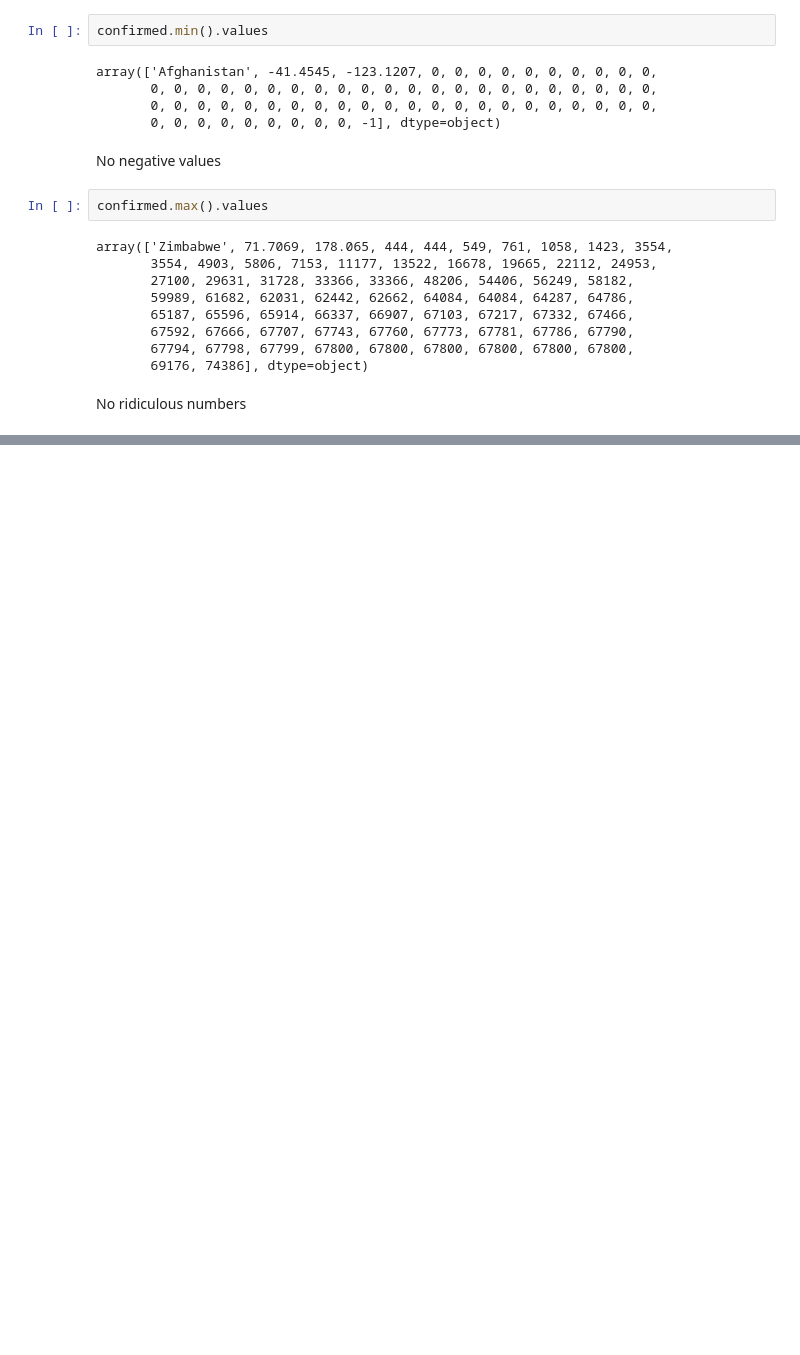
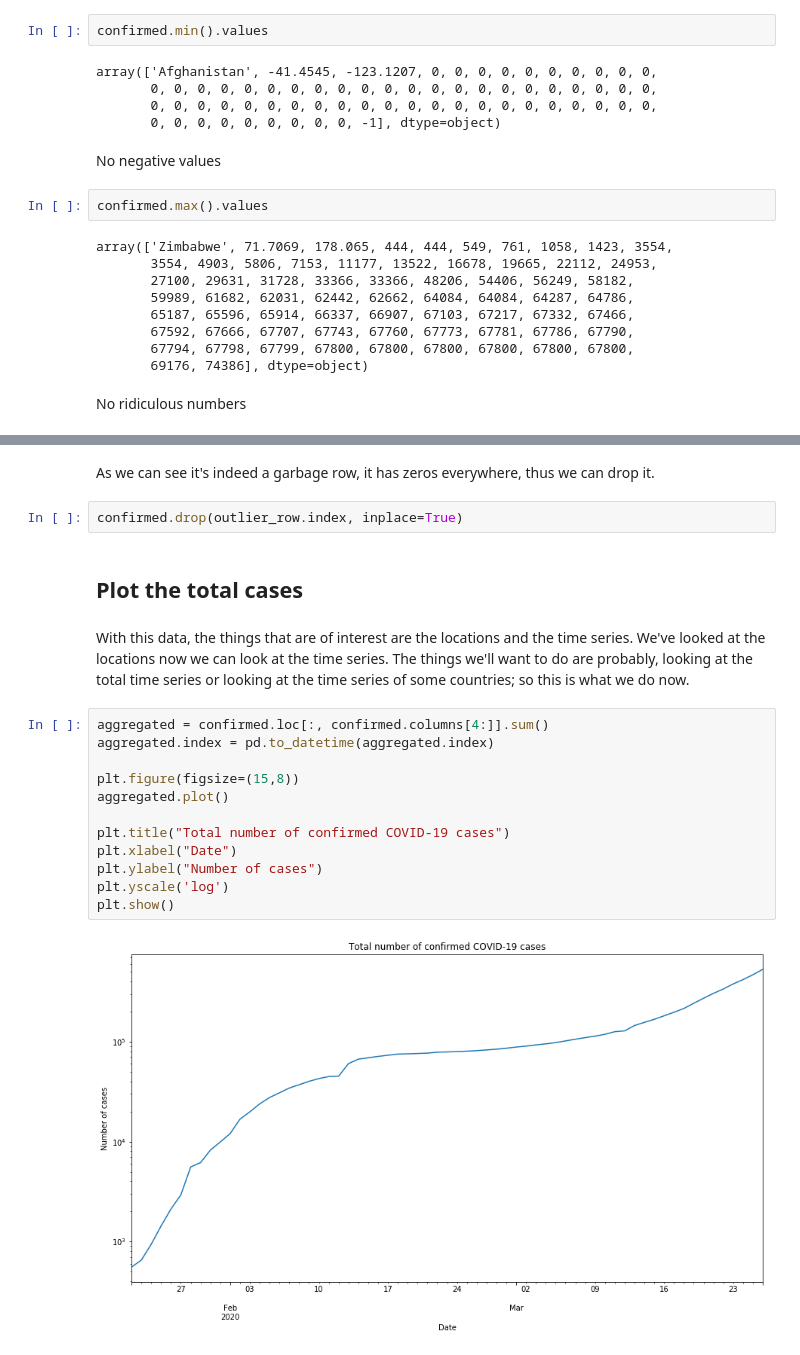
Before and after one commit to com-480-data-visualization/com-480-project-corona-cocos, a Jupyter notebook: EDA.ipynb, the cells around one changed output, grey strips where cells are left out. Saved outputs shown, nothing was run; the diff lists cells and outputs as text; blank space fills up the shorter version.

```diff
--- a/EDA.ipynb
+++ b/EDA.ipynb
@@ -236 +191,23 @@ array([nan, 'Australian Capital Territory', 'New South Wales',
+# %% [markdown]
+As we can see it's indeed a garbage row, it has zeros everywhere, thus we can drop it.
+# %%
+confirmed.drop(outlier_row.index, inplace=True)
+# %% [markdown]
+## Plot the total cases
+# %% [markdown]
+With this data, the things that are of interest are the locations and the time series. We've looked at the locations now we can look at the time series. The things we'll want to do are probably, looking at the total time series or looking at the time series of some countries; so this is what we do now.
+# %%
+aggregated = confirmed.loc[:, confirmed.columns[4:]].sum()
+aggregated.index = pd.to_datetime(aggregated.index)
+
+plt.figure(figsize=(15,8))
+aggregated.plot()
+
+plt.title("Total number of confirmed COVID-19 cases")
+plt.xlabel("Date")
+plt.ylabel("Number of cases")
+plt.yscale('log')
+plt.show()
+# %% [output]
+[figure, added]
 # %% [markdown]
```
Also changed, not shown: parts of 27 cells of this notebook, 2 other files.
